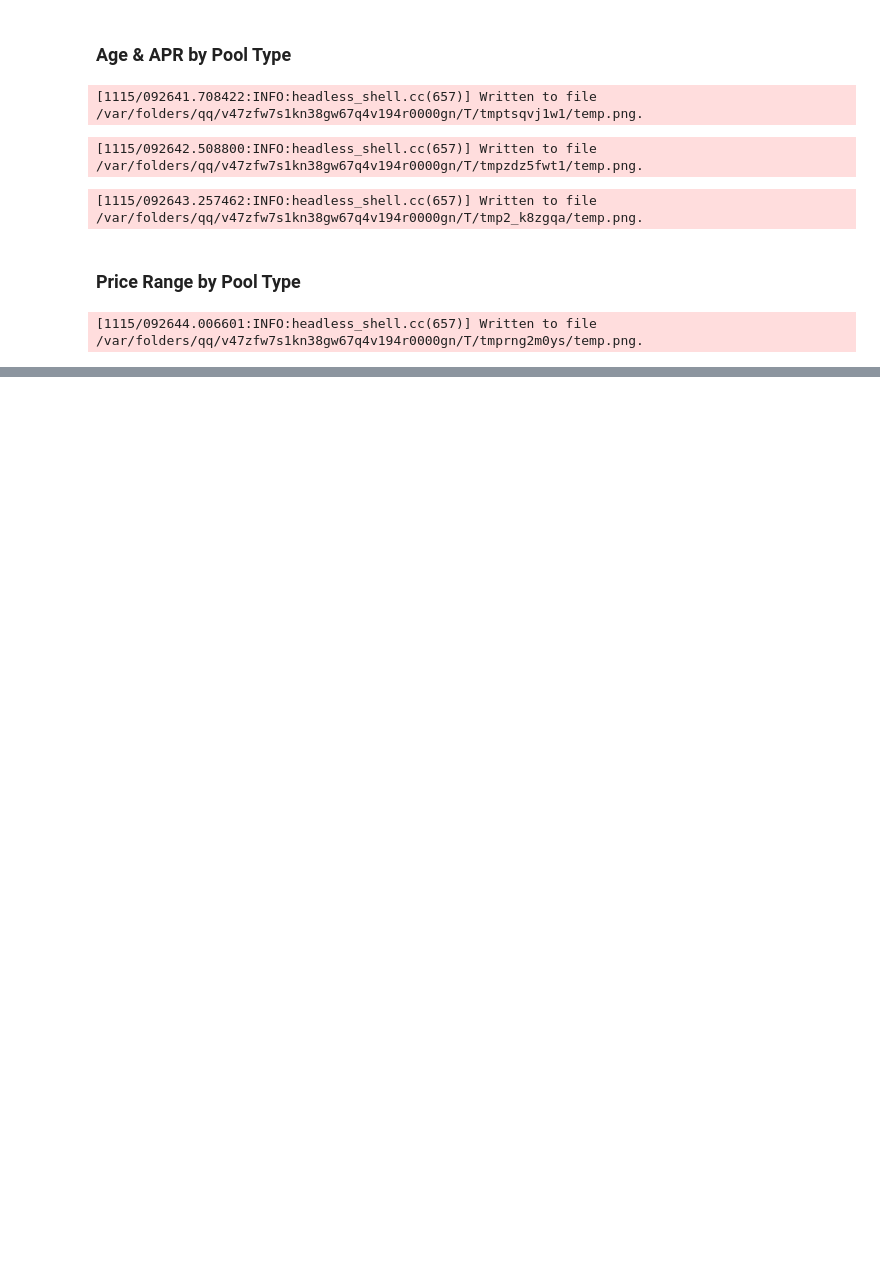
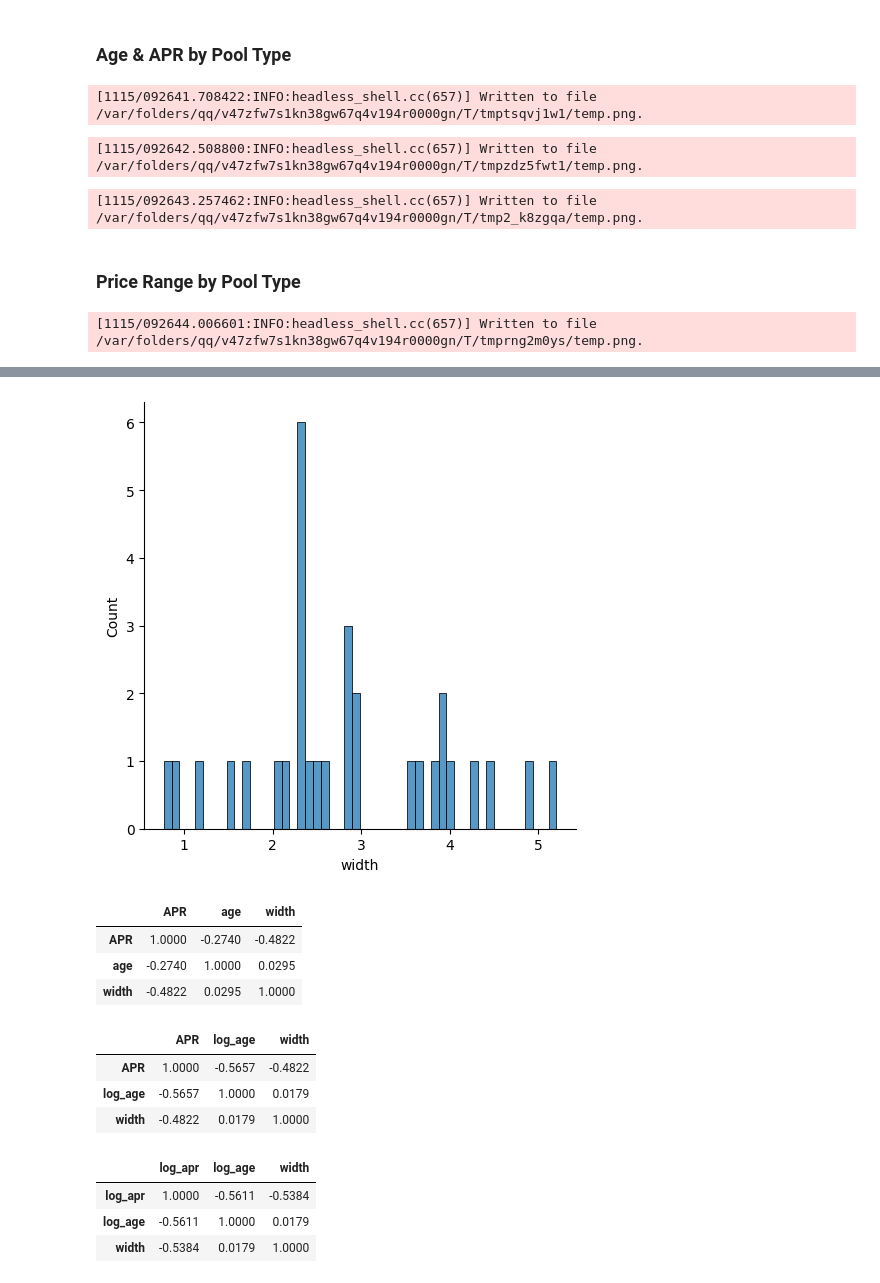
Before and after one commit to coindataschool/univ3lp, a Jupyter notebook: notebooks/univ3_wbtc_weth_top_positions_02_analysis.ipynb, the cells around one changed output, grey strips where cells are left out. Drawn from its saved outputs; the diff is of its cells as text; code cells hidden in the pictures; blank space fills up the shorter version.

```diff
--- a/notebooks/univ3_wbtc_weth_top_positions_02_analysis.ipynb
+++ b/notebooks/univ3_wbtc_weth_top_positions_02_analysis.ipynb
@@ -66,0 +96,25 @@ dfi.export(ha, '../png/price_rng_by_pool_type.png')
+# %%
+sns.displot(data=df, x='width', bins=50);
+# %% [output]
+[figure, added]
+# %%
+df[['APR', 'age', 'width']].corr()
+# %% [output]
+|  | APR | age | width |
+| APR | 1.0000 | -0.2740 | -0.4822 |
+| age | -0.2740 | 1.0000 | 0.0295 |
+| width | -0.4822 | 0.0295 | 1.0000 |
+# %%
+df[['APR', 'log_age', 'width']].corr()
+# %% [output]
+|  | APR | log_age | width |
+| APR | 1.0000 | -0.5657 | -0.4822 |
+| log_age | -0.5657 | 1.0000 | 0.0179 |
+| width | -0.4822 | 0.0179 | 1.0000 |
+# %%
+df[['log_apr', 'log_age', 'width']].corr()
+# %% [output]
+|  | log_apr | log_age | width |
+| log_apr | 1.0000 | -0.5611 | -0.5384 |
+| log_age | -0.5611 | 1.0000 | 0.0179 |
+| width | -0.5384 | 0.0179 | 1.0000 |
```
Also changed, not shown: parts of 12 cells of this notebook.
